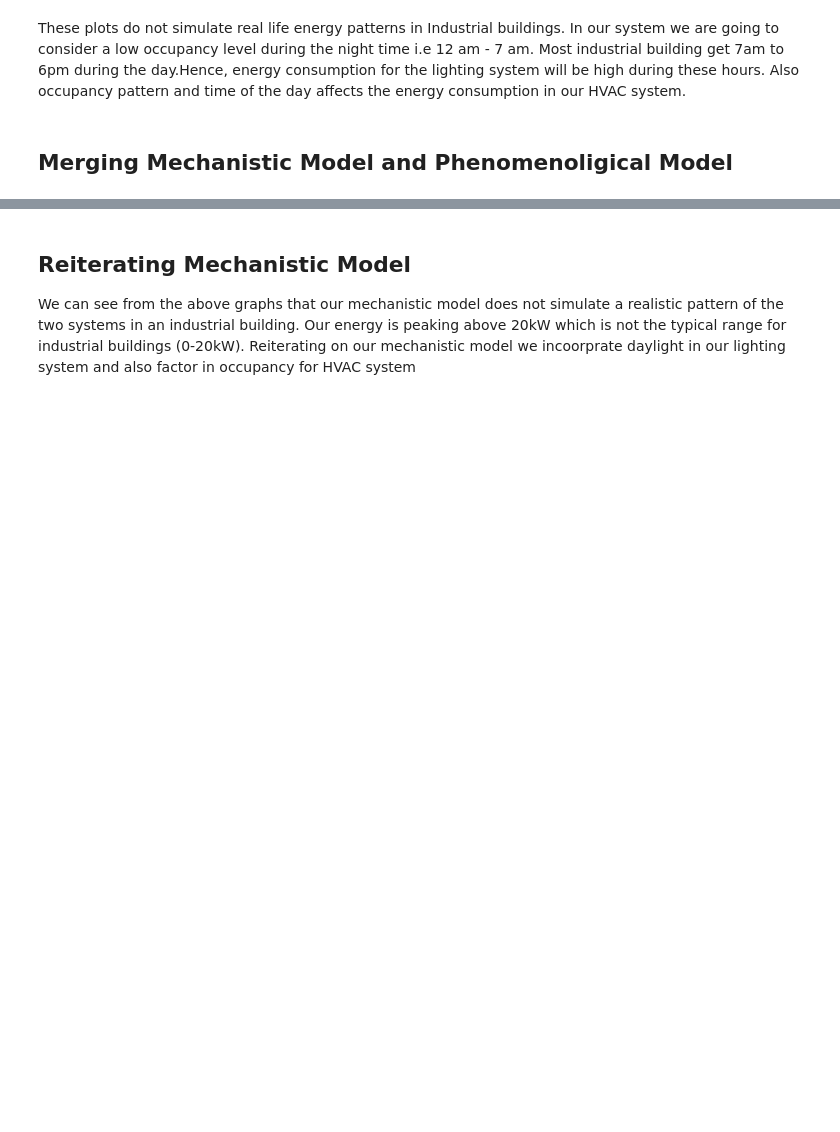
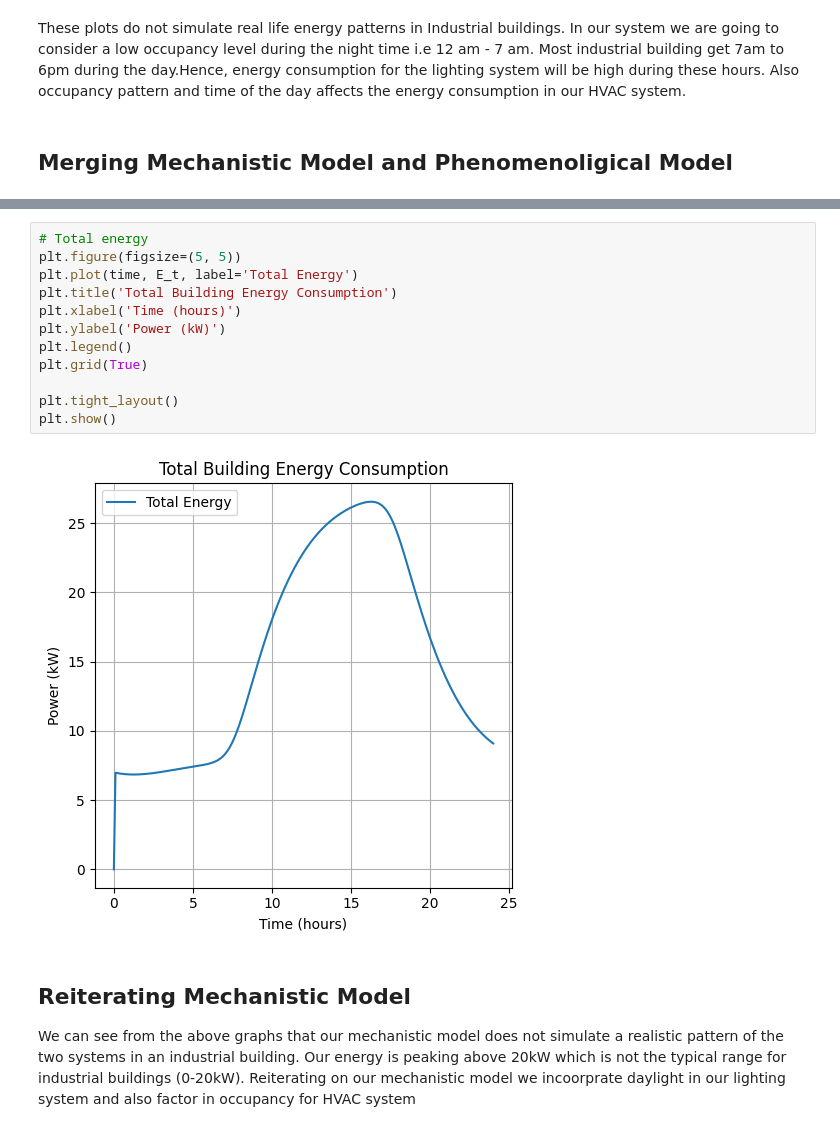
Before and after one commit to Themaytrix/mathmodeling_proj, a Jupyter notebook: proj1.ipynb, the cells around one changed output, grey strips where cells are left out. Cells and saved outputs as stored; diff of their text form; blank space fills up the shorter version.

```diff
--- a/proj1.ipynb
+++ b/proj1.ipynb
@@ -263,3 +176,17 @@ plt.show()
+# %%
+# Total energy
+plt.figure(figsize=(5, 5))
+plt.plot(time, E_t, label='Total Energy')
+plt.title('Total Building Energy Consumption')
+plt.xlabel('Time (hours)')
+plt.ylabel('Power (kW)')
+plt.legend()
+plt.grid(True)
+
+plt.tight_layout()
+plt.show()
+# %% [output]
+[figure, added]
 # %% [markdown]
 ## Reiterating Mechanistic Model
 
```
Also changed, not shown: parts of 5 cells of this notebook, 1 other file.
